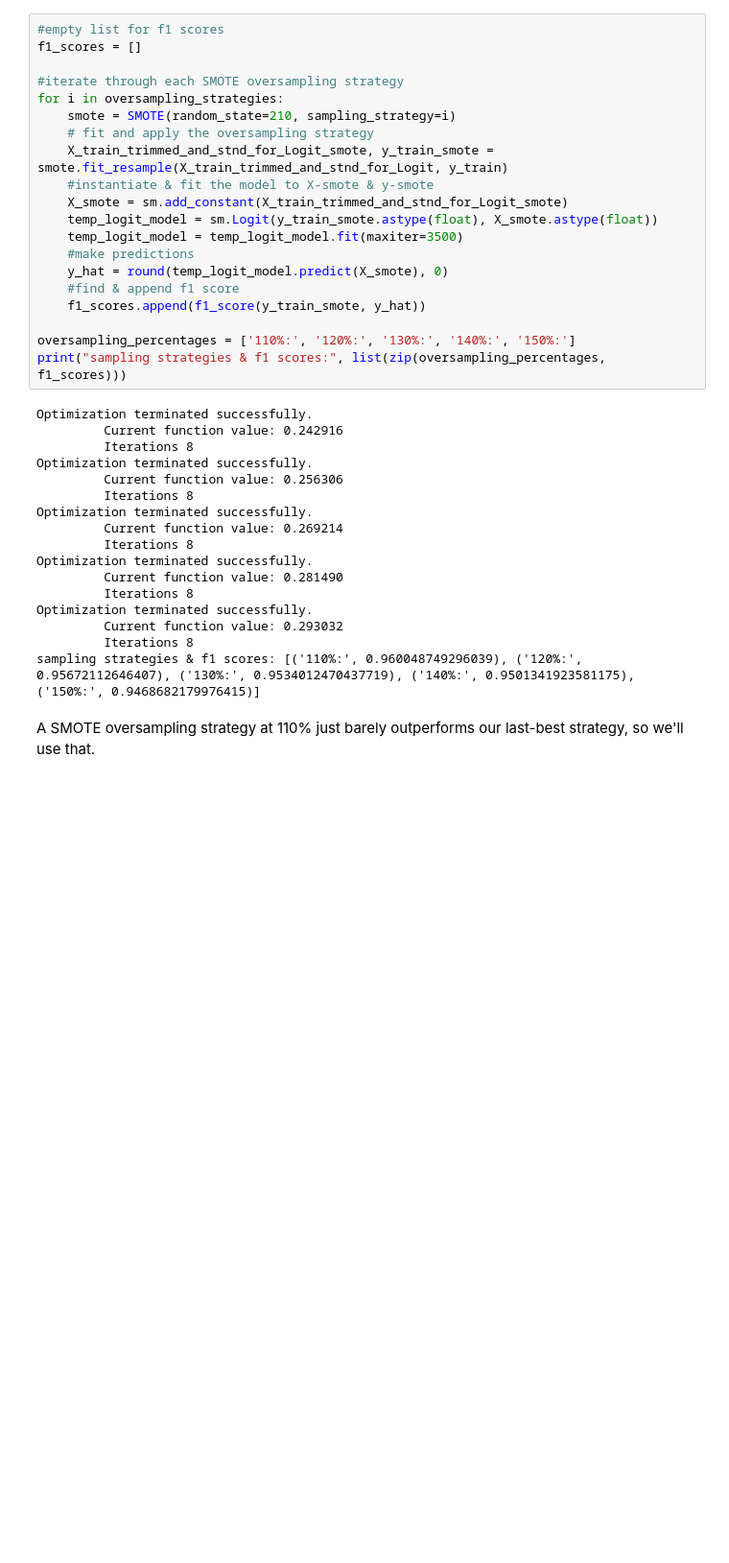
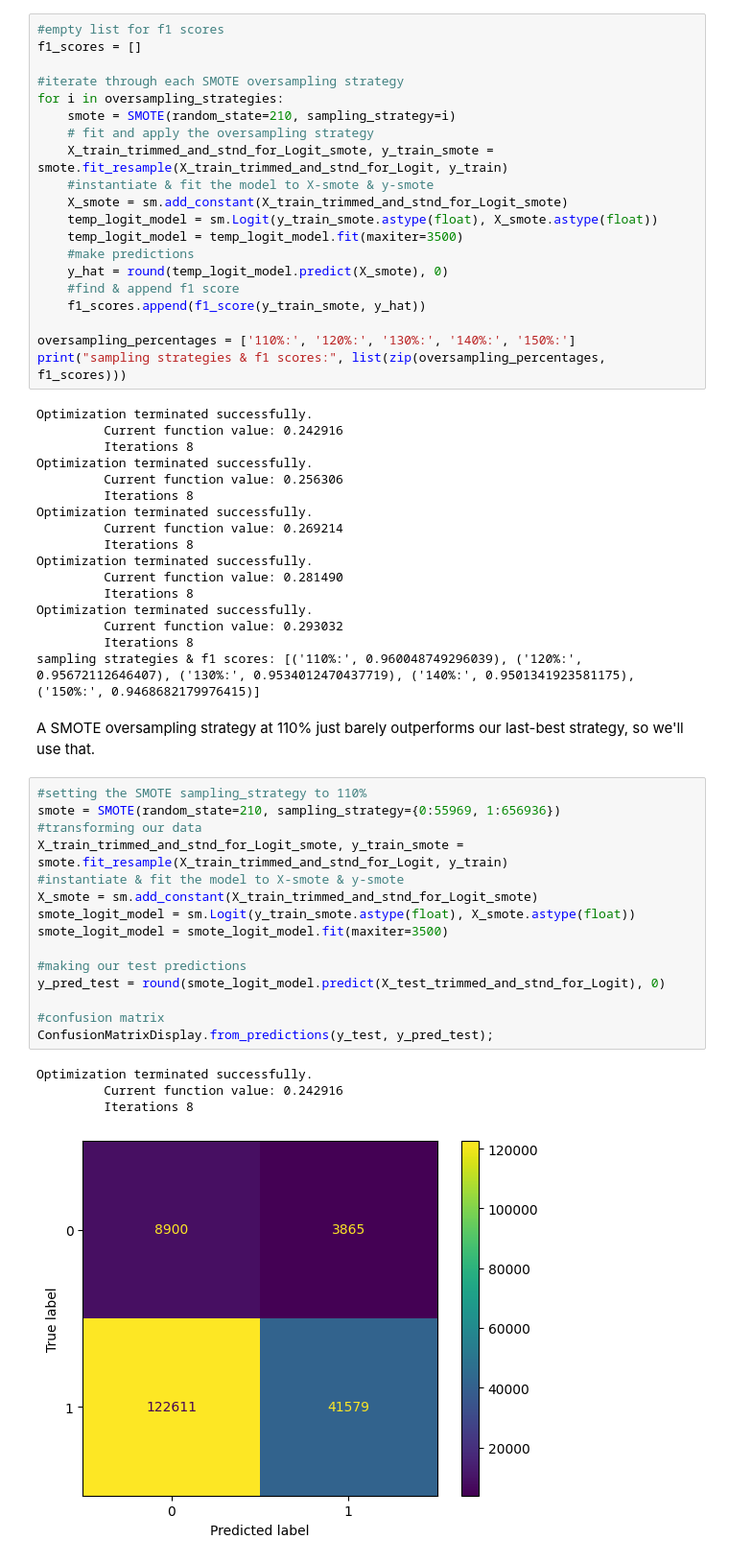
Before and after one commit to joeldmott/chicago_auto_accidents_project, a Jupyter notebook: project_notebook.ipynb, the cells around one changed output. Shown at 96% size. Saved outputs shown, nothing was run; the diff lists cells and outputs as text; blank space fills up the shorter version.

```diff
--- a/project_notebook.ipynb
+++ b/project_notebook.ipynb
@@ -1121,3 +1121,23 @@ Optimization terminated successfully.
 sampling strategies & f1 scores: [('110%:', 0.960048749296039), ('120%:', 0.95672112646407), ('130%:', 0.9534012470437719), ('140%:', 0.9501341923581175), ('150%:', 0.9468682179976415)]
 # %% [markdown]
 A SMOTE oversampling strategy at 110% just barely outperforms our last-best strategy, so we'll use that.
+# %%
+#setting the SMOTE sampling_strategy to 110%
+smote = SMOTE(random_state=210, sampling_strategy={0:55969, 1:656936})
+#transforming our data
+X_train_trimmed_and_stnd_for_Logit_smote, y_train_smote = smote.fit_resample(X_train_trimmed_and_stnd_for_Logit, y_train)
+#instantiate & fit the model to X-smote & y-smote
+X_smote = sm.add_constant(X_train_trimmed_and_stnd_for_Logit_smote)
+smote_logit_model = sm.Logit(y_train_smote.astype(float), X_smote.astype(float))
+smote_logit_model = smote_logit_model.fit(maxiter=3500)
+
+#making our test predictions
+y_pred_test = round(smote_logit_model.predict(X_test_trimmed_and_stnd_for_Logit), 0)
+
+#confusion matrix
+ConfusionMatrixDisplay.from_predictions(y_test, y_pred_test);
+# %% [output]
+Optimization terminated successfully.
+         Current function value: 0.242916
+         Iterations 8
+[figure, added]
```
Also changed, not shown: parts of 3 cells of this notebook.
